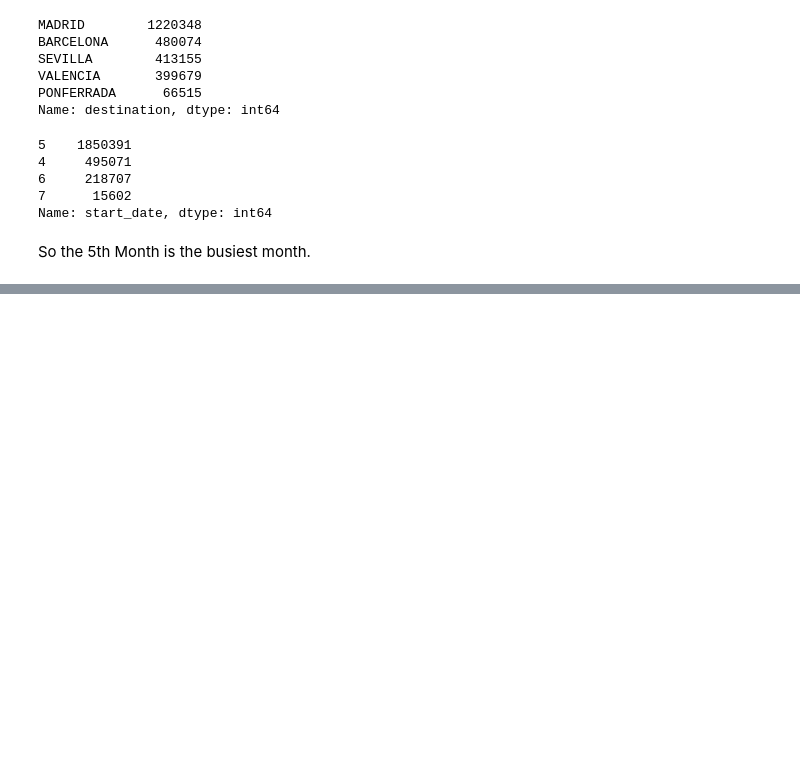
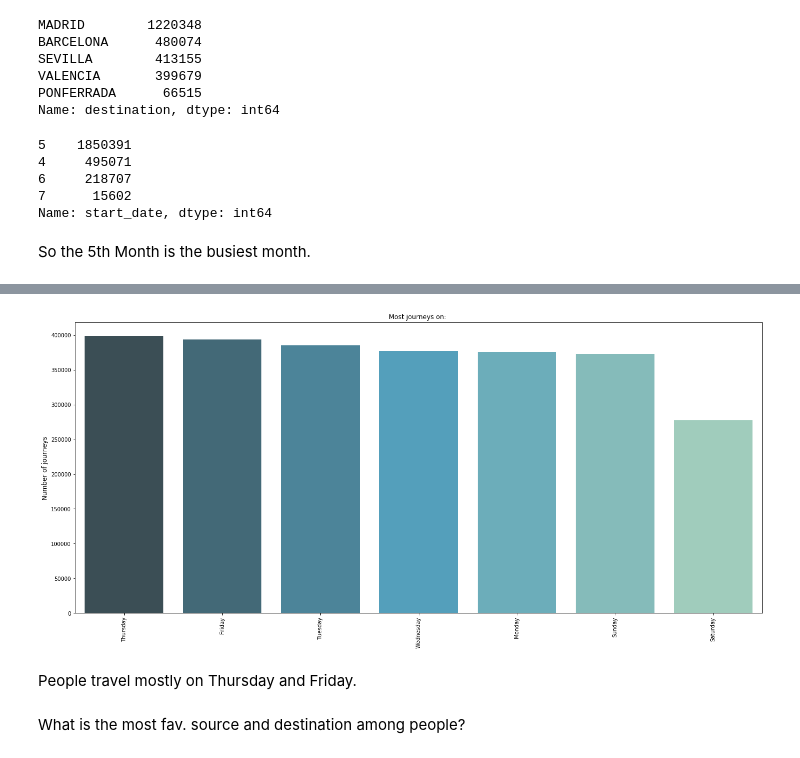
Before and after one commit to agarwalpratikkumar/Spanish-High-Speed-Rail-tickets-pricing---Renfe, a Jupyter notebook: Spanish_rail_price.ipynb, the cells around one changed output, grey strips where cells are left out. Saved outputs shown, nothing was run; the diff lists cells and outputs as text; code cells hidden in the pictures; blank space fills up the shorter version.

```diff
--- a/Spanish_rail_price.ipynb
+++ b/Spanish_rail_price.ipynb
@@ -222,0 +297,14 @@ Name: start_date, dtype: int64
+# %%
+week_day_  = data["start_date_weekday"].value_counts()
+plt.figure(figsize=(23,10))
+sns.barplot(week_day_.index, week_day_.values, palette = "GnBu_d")
+plt.title('Most journeys on: ')
+plt.xticks(rotation='vertical')
+plt.ylabel('Number of journeys', fontsize=12)
+plt.show()
+# %% [output]
+[figure, added]
+# %% [markdown]
+People travel mostly on Thursday and Friday.
+# %% [markdown]
+What is the most fav. source and destination among people?
```
Also changed, not shown: parts of 22 cells of this notebook.
